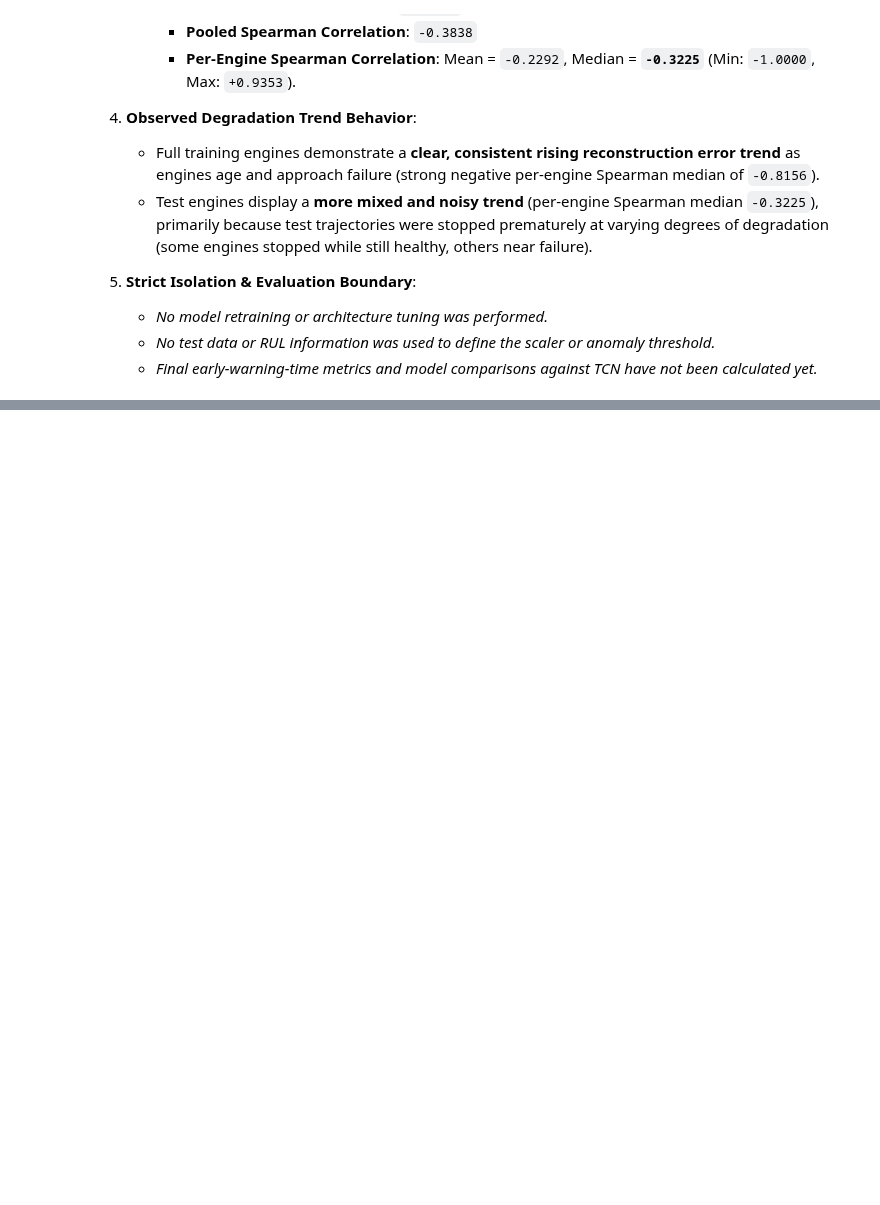
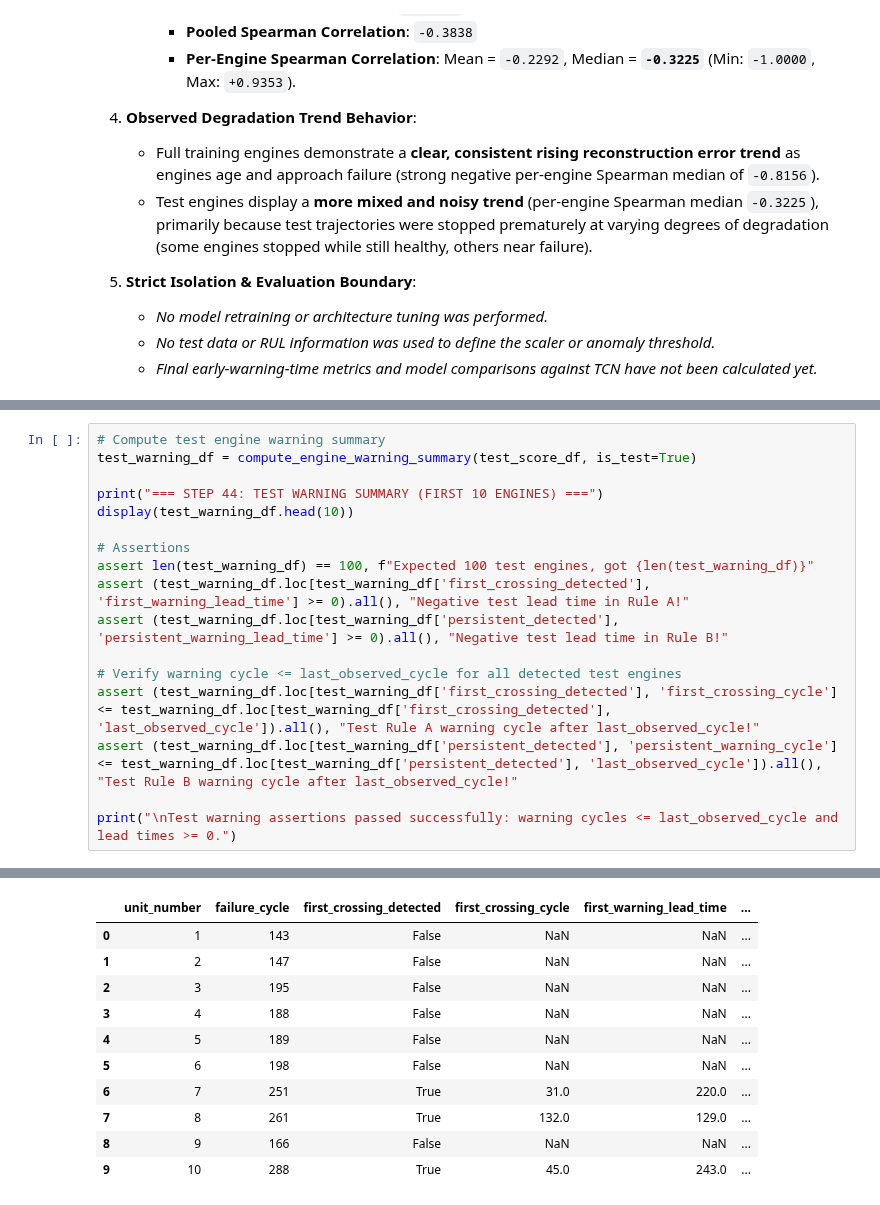
Before and after one commit to spirit-web/turbofan-failure-detection, a Jupyter notebook: notebooks/mahtab_autoencoder.ipynb, the cells around one changed output, grey strips where cells are left out. Drawn from its saved outputs; the diff is of its cells as text; blank space fills up the shorter version.

```diff
--- a/notebooks/mahtab_autoencoder.ipynb
+++ b/notebooks/mahtab_autoencoder.ipynb
@@ -1920,0 +2063,18 @@ Below is a concise summary of the empirical degradation signal analysis for the
+# %%
+# Compute test engine warning summary
+test_warning_df = compute_engine_warning_summary(test_score_df, is_test=True)
+
+print("=== STEP 44: TEST WARNING SUMMARY (FIRST 10 ENGINES) ===")
+display(test_warning_df.head(10))
+
+# Assertions
+assert len(test_warning_df) == 100, f"Expected 100 test engines, got {len(test_warning_df)}"
+assert (test_warning_df.loc[test_warning_df['first_crossing_detected'], 'first_warning_lead_time'] >= 0).all(), "Negative test lead time in Rule A!"
+assert (test_warning_df.loc[test_warning_df['persistent_detected'], 'persistent_warning_lead_time'] >= 0).all(), "Negative test lead time in Rule B!"
+
+# Verify warning cycle <= last_observed_cycle for all detected test engines
+assert (test_warning_df.loc[test_warning_df['first_crossing_detected'], 'first_crossing_cycle'] <= test_warning_df.loc[test_warning_df['first_crossing_detected'], 'last_observed_cycle']).all(), "Test Rule A warning cycle after last_observed_cycle!"
+assert (test_warning_df.loc[test_warning_df['persistent_detected'], 'persistent_warning_cycle'] <= test_warning_df.loc[test_warning_df['persistent_detected'], 'last_observed_cycle']).all(), "Test Rule B warning cycle after last_observed_cycle!"
+
+print("\nTest warning assertions passed successfully: warning cycles <= last_observed_cycle and lead times >= 0.")
+# %% [output]
@@ -1920,0 +2082,11 @@ Below is a concise summary of the empirical degradation signal analysis for the
+|  | unit_number | failure_cycle | first_crossing_detected | first_crossing_cycle | first_warning_lead_time | ... |
+| 0 | 1 | 143 | False | NaN | NaN | ... |
+| 1 | 2 | 147 | False | NaN | NaN | ... |
+| 2 | 3 | 195 | False | NaN | NaN | ... |
+| 3 | 4 | 188 | False | NaN | NaN | ... |
+| 4 | 5 | 189 | False | NaN | NaN | ... |
+| 5 | 6 | 198 | False | NaN | NaN | ... |
+| 6 | 7 | 251 | True | 31.0 | 220.0 | ... |
+| 7 | 8 | 261 | True | 132.0 | 129.0 | ... |
+| 8 | 9 | 166 | False | NaN | NaN | ... |
+| 9 | 10 | 288 | True | 45.0 | 243.0 | ... |
```
Also changed, not shown: parts of 21 cells of this notebook, 4 other files.
